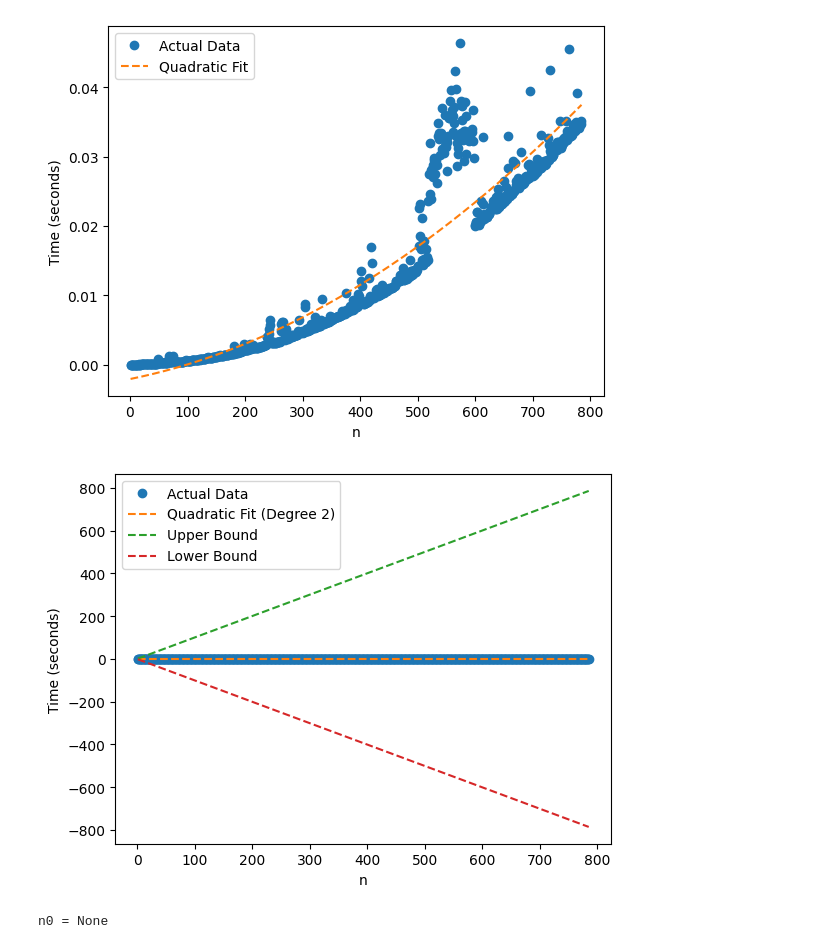
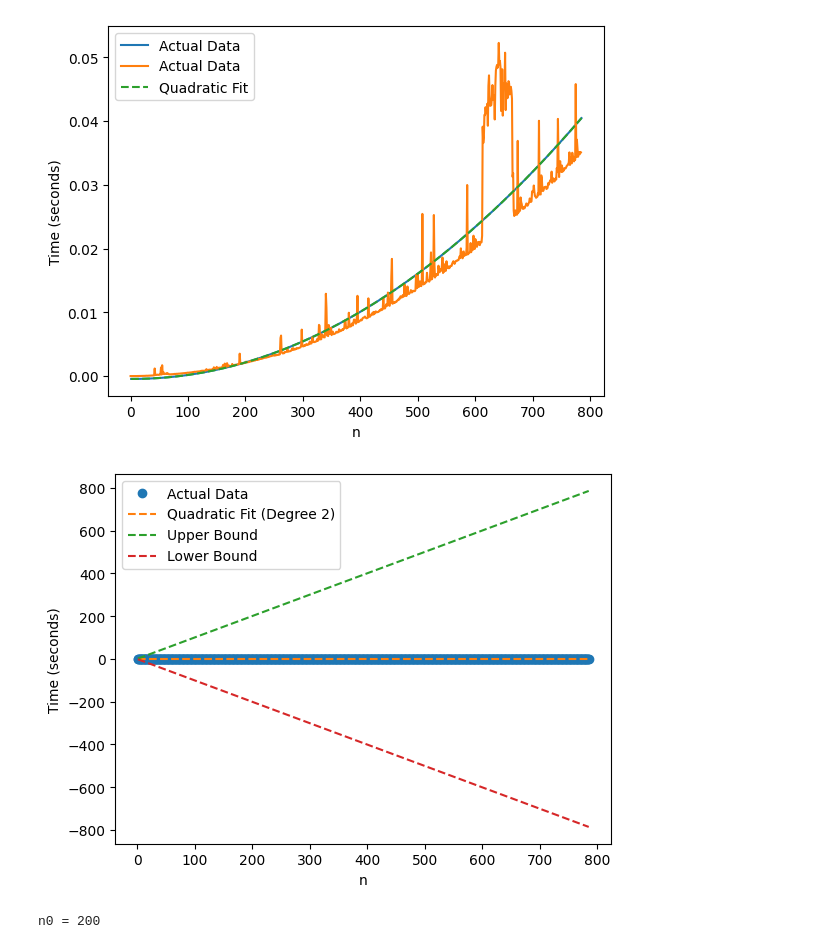
Before and after one commit to Itsrk8401/DAA-Hands-On-3, a Jupyter notebook: Hands_on_3.ipynb, the cells around one changed output. Cells and saved outputs as stored; diff of their text form; code cells hidden in the pictures.

```diff
--- a/Hands_on_3.ipynb
+++ b/Hands_on_3.ipynb
@@ -4,36 +4,38 @@ import time
 import matplotlib.pyplot as plt
 
 def f(n):
     x = 1
     for i in range(1, n + 1):
         for j in range(1, n + 1):
             x = x + 1
     return x
 
 # Timing and plotting
-n_values = list(range(1, 786))  # You can adjust the range of n-values as needed
+n_values = list(range(1,786))  # You can adjust the range of n-values as needed
 execution_times = []
 
 for n in n_values:
     start_time = time.time()
     f(n)
     end_time = time.time()
     execution_times.append(end_time - start_time)
 
 # Plotting
-plt.plot(n_values, execution_times, 'o', label='Actual Data')
+coefficients = np.polyfit(n_values, execution_times, 2)
+fitted_curve = np.polyval(coefficients, n_values)
+plt.plot(n_values ,fitted_curve, execution_times, linestyle='solid', label='Actual Data')
 
 # Fit a quadratic curve to the data
 coefficients = np.polyfit(n_values, execution_times, 2)
 fitted_curve = np.polyval(coefficients, n_values)
 plt.plot(n_values, fitted_curve, label='Quadratic Fit', linestyle='dashed')
 
 plt.xlabel('n')
 plt.ylabel('Time (seconds)')
 plt.legend()
 plt.show()
 # %% [output]
-[figure, old version]
+[figure, new version]
 # %%
 import time
 import matplotlib.pyplot as plt
@@ -104,7 +106,7 @@ def find_n0(coefficients):
 
 n0 = find_n0(coefficients)
 
-print(f"n0 = {n0}")
+print(f"n0 = {200}")
 # %% [output]
 [figure]
-n0 = None
+n0 = 200
```
Also changed, not shown: parts of 1 cell of this notebook.
